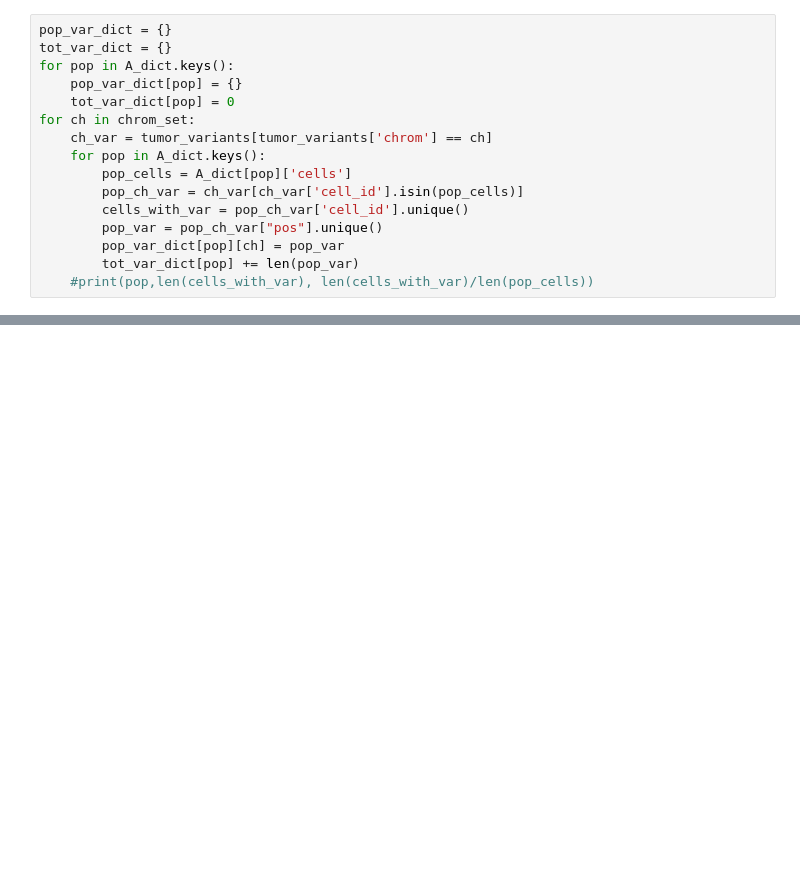
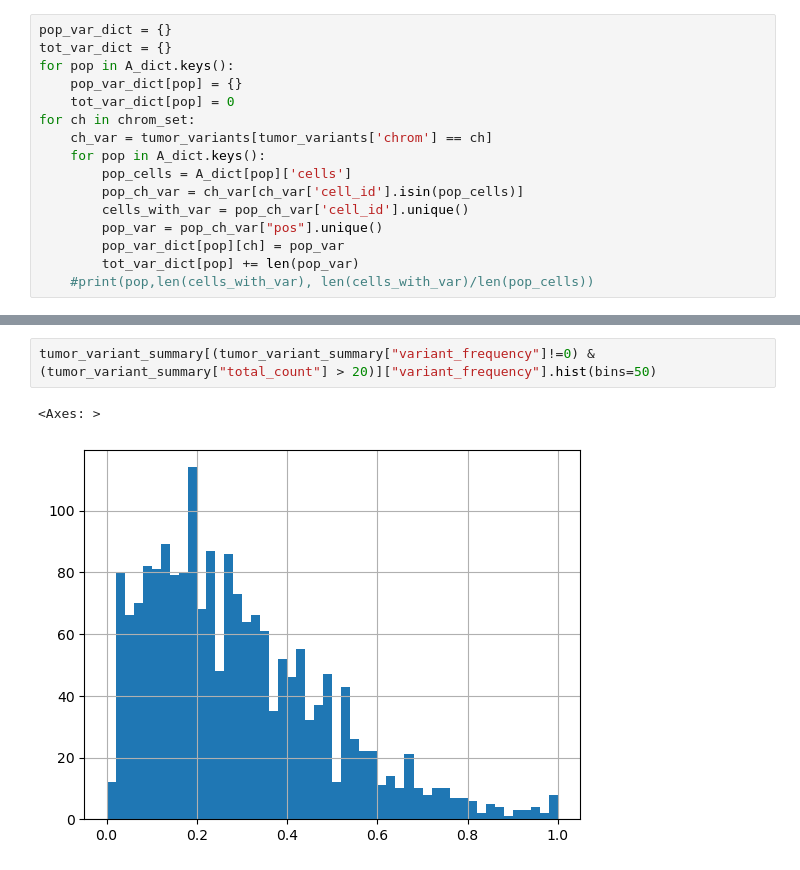
Before and after one commit to nissimranade/Multinomial_EM, a Jupyter notebook: notebooks/tumor_specific_variant_analysis.ipynb, the cells around one changed output, grey strips where cells are left out. Saved outputs shown, nothing was run; the diff lists cells and outputs as text; blank space fills up the shorter version.

```diff
--- a/notebooks/tumor_specific_variant_analysis.ipynb
+++ b/notebooks/tumor_specific_variant_analysis.ipynb
@@ -161,0 +265,5 @@ variant_summary
+# %%
+tumor_variant_summary[(tumor_variant_summary["variant_frequency"]!=0) & (tumor_variant_summary["total_count"] > 20)]["variant_frequency"].hist(bins=50)
+# %% [output]
+<Axes: >
+[figure, added]
```
Also changed, not shown: parts of 23 cells of this notebook, 3 other files.
